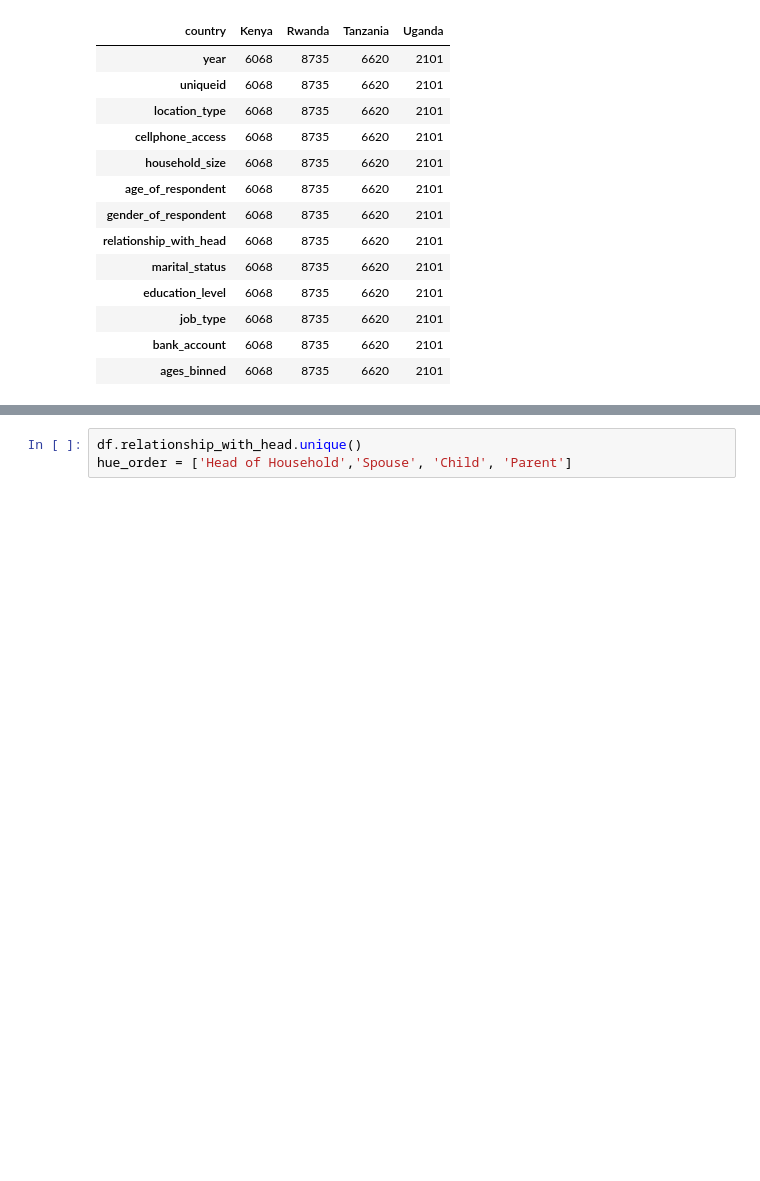
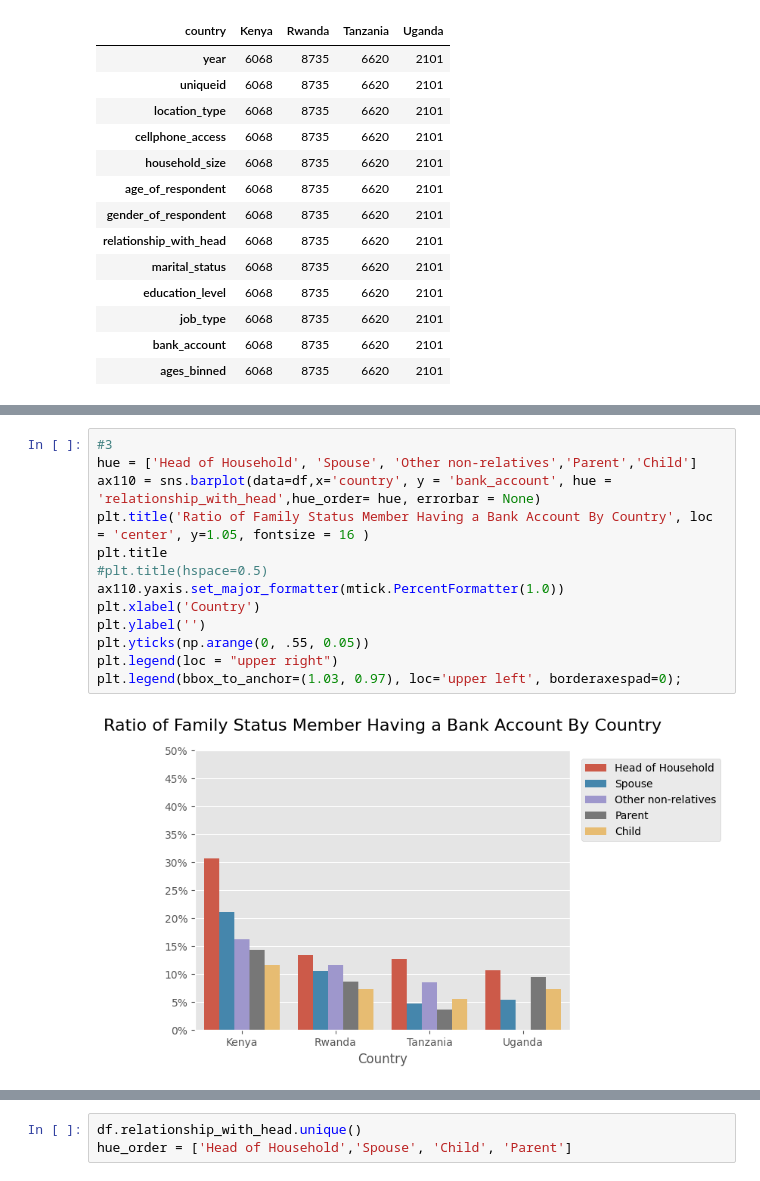
Before and after one commit to ShahiW/Financial-Inclusion-Project, a Jupyter notebook: 5_FeatureEngineering.ipynb, the cells around one changed output, grey strips where cells are left out. Cells and saved outputs as stored; diff of their text form; blank space fills up the shorter version.

```diff
--- a/5_FeatureEngineering.ipynb
+++ b/5_FeatureEngineering.ipynb
@@ -221,0 +258,15 @@ df.groupby(by='country').count().T
+# %%
+#3
+hue = ['Head of Household', 'Spouse', 'Other non-relatives','Parent','Child']
+ax110 = sns.barplot(data=df,x='country', y = 'bank_account', hue = 'relationship_with_head',hue_order= hue, errorbar = None)
+plt.title('Ratio of Family Status Member Having a Bank Account By Country', loc = 'center', y=1.05, fontsize = 16 )
+plt.title
+#plt.title(hspace=0.5)
+ax110.yaxis.set_major_formatter(mtick.PercentFormatter(1.0))
+plt.xlabel('Country')
+plt.ylabel('')
+plt.yticks(np.arange(0, .55, 0.05))
+plt.legend(loc = "upper right")
+plt.legend(bbox_to_anchor=(1.03, 0.97), loc='upper left', borderaxespad=0);
+# %% [output]
+[figure, added]
```
Also changed, not shown: parts of 6 cells of this notebook.
